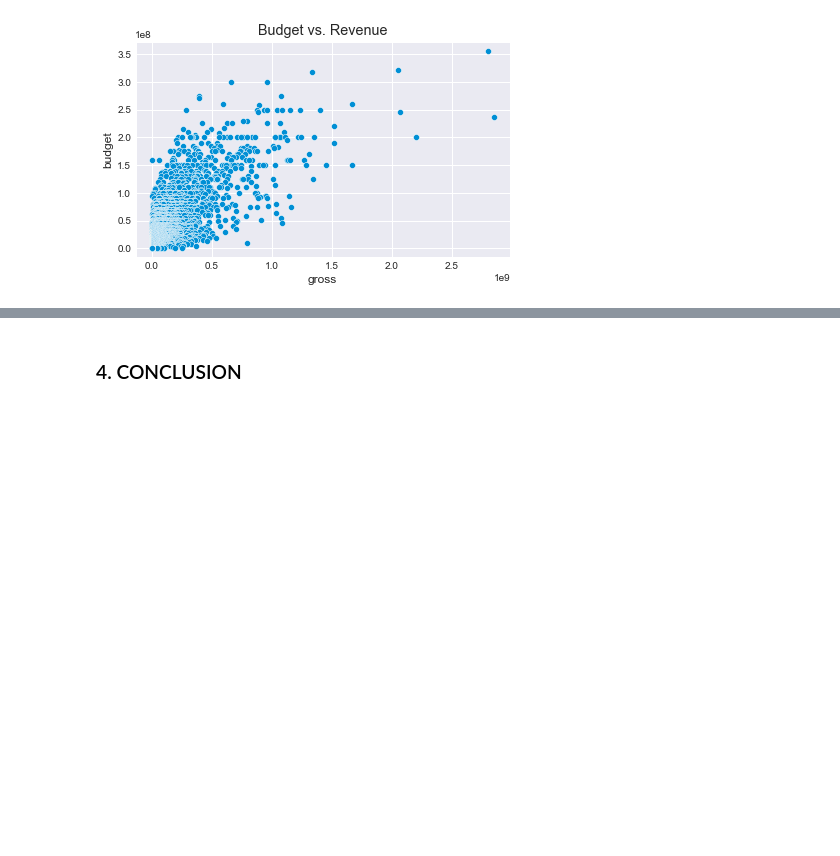
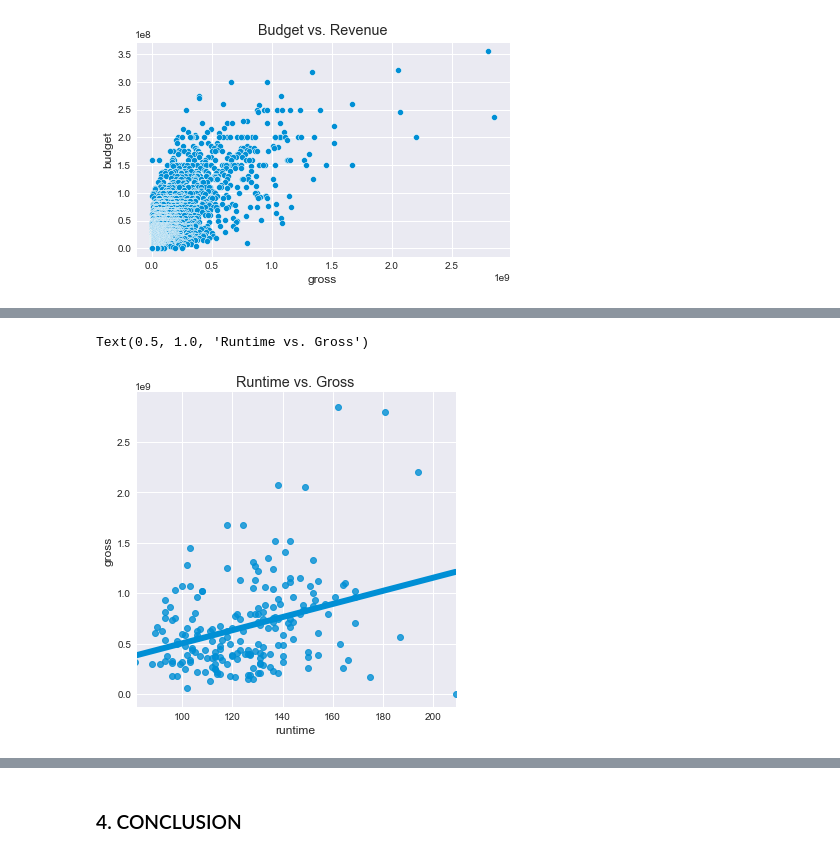
Before and after one commit to BeverlyWairimu/Film-industry-project, a Jupyter notebook: Project.ipynb, the cells around one changed output, grey strips where cells are left out. Saved outputs shown, nothing was run; the diff lists cells and outputs as text; code cells hidden in the pictures; blank space fills up the shorter version.

```diff
--- a/Project.ipynb
+++ b/Project.ipynb
@@ -1009,2 +922,11 @@ Text(0.5, 1.0, 'Budget vs. Revenue')
+# %%
+sns.lmplot(x="runtime",
+            y="gross",
+            ci=None,
+            data=imdb_movies.head(200));
+plt.title("Runtime vs. Gross")
+# %% [output]
+Text(0.5, 1.0, 'Runtime vs. Gross')
+[figure, added]
 # %%
 #seaborn for data visualization
```
Also changed, not shown: parts of 106 cells of this notebook.
